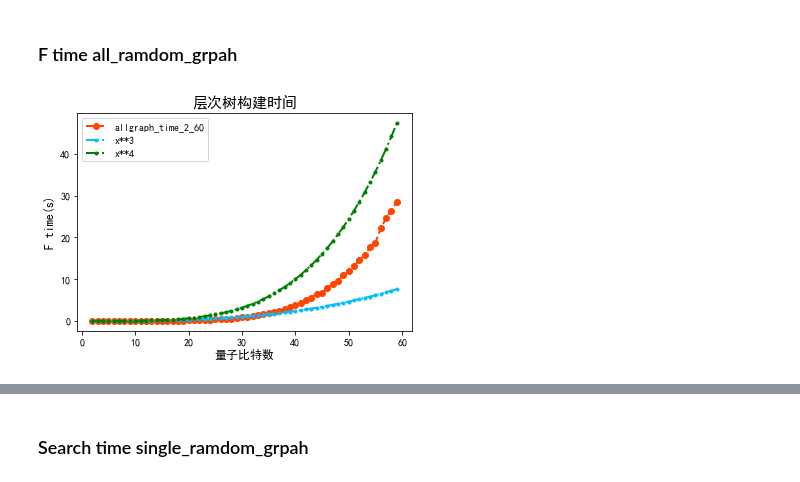
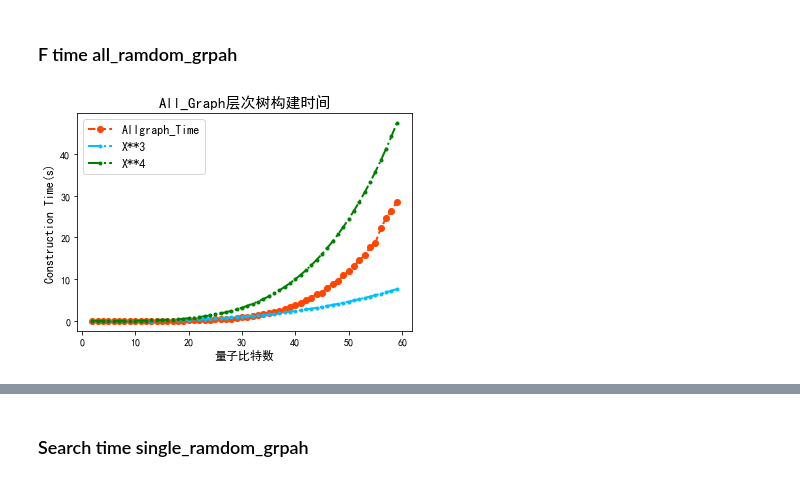
Before and after one commit to kechen666/QuCloud_qubitmapping_B-tree, a Jupyter notebook: output/analysis.ipynb, the cells around one changed output, grey strips where cells are left out. Saved outputs shown, nothing was run; the diff lists cells and outputs as text; code cells hidden in the pictures.

```diff
--- a/output/analysis.ipynb
+++ b/output/analysis.ipynb
@@ -111,23 +111,23 @@ plt.show()
 # %%
 import matplotlib.pyplot as plt
 import matplotlib.pyplot as plt
 import numpy as np
 plt.rcParams['font.sans-serif'] = ['SimHei']
 plt.rcParams['axes.unicode_minus'] = False
 # pd.set_option('display.max_rows', None)  # 显示所有行
 x = [i for i in range(2,60)]
 a2 = F_allgraph_time_2_60[4]/(3)**3
 y2 = [i**3*a2 for i in range(2,60)]
 a3 = F_allgraph_time_2_60[4]/(4)**4
 y3 = [i**4*a3 for i in range(2,60)]
 
-plt.plot(qubit_numbers_2_60,F_allgraph_time_2_60, label="allgraph_time_2_60", linewidth=2,color = "orangered",linestyle = "--",marker = "o")
-plt.plot(x,y2,  label="x**3", linewidth=2, color = "deepskyblue",linestyle = '-.', marker = ".")
-plt.plot(x,y3,  label="x**4", linewidth=2, color = "green",linestyle = '-.', marker = ".")
-plt.legend()
-plt.title("层次树构建时间", fontsize=15)
+plt.plot(qubit_numbers_2_60,F_allgraph_time_2_60, label="Allgraph_Time", linewidth=2,color = "orangered",linestyle = "--",marker = "o")
+plt.plot(x,y2,  label="X**3", linewidth=2, color = "deepskyblue",linestyle = '-.', marker = ".")
+plt.plot(x,y3,  label="X**4", linewidth=2, color = "green",linestyle = '-.', marker = ".")
+plt.legend(fontsize = 12)
+plt.title("All_Graph层次树构建时间", fontsize=15)
 plt.xlabel("量子比特数", fontsize=12)
-plt.ylabel("F time(s)", fontsize=12)
+plt.ylabel("Construction Time(s)", fontsize=12)
 plt.show()
 # %% [output]
-[figure, old version]
+[figure, new version]
```
Also changed, not shown: parts of 7 cells of this notebook, 3 other files.
